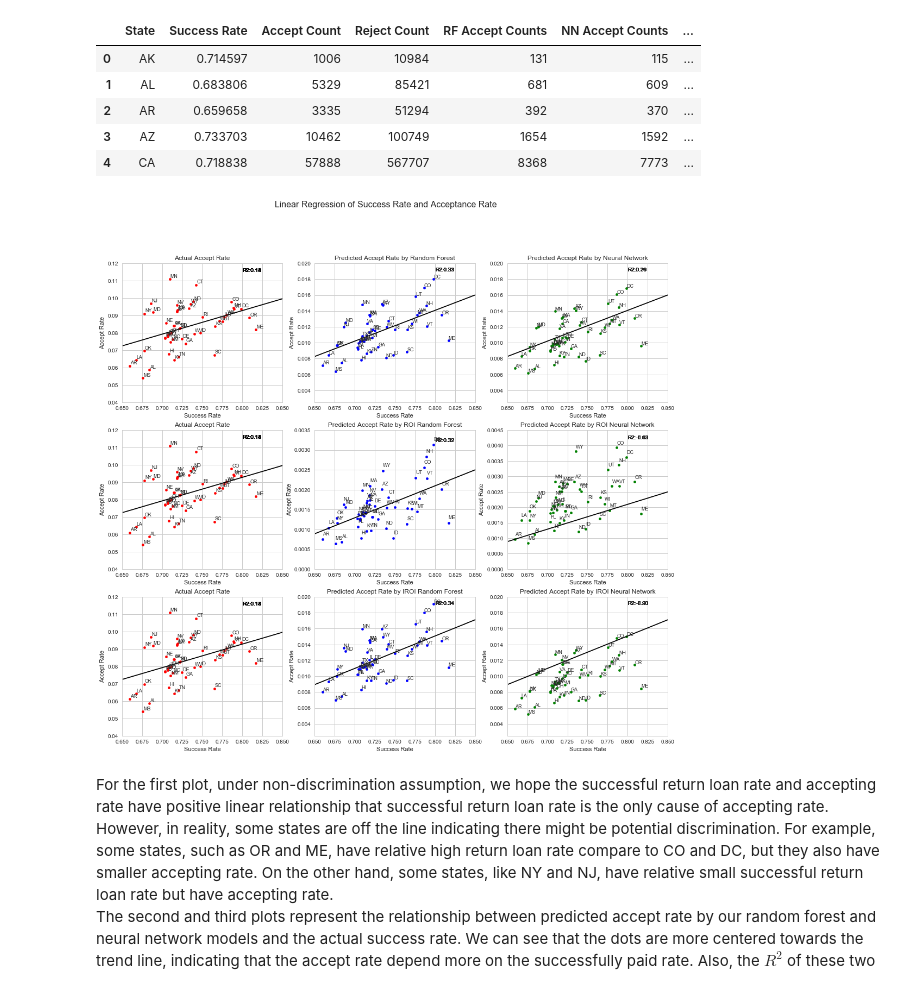
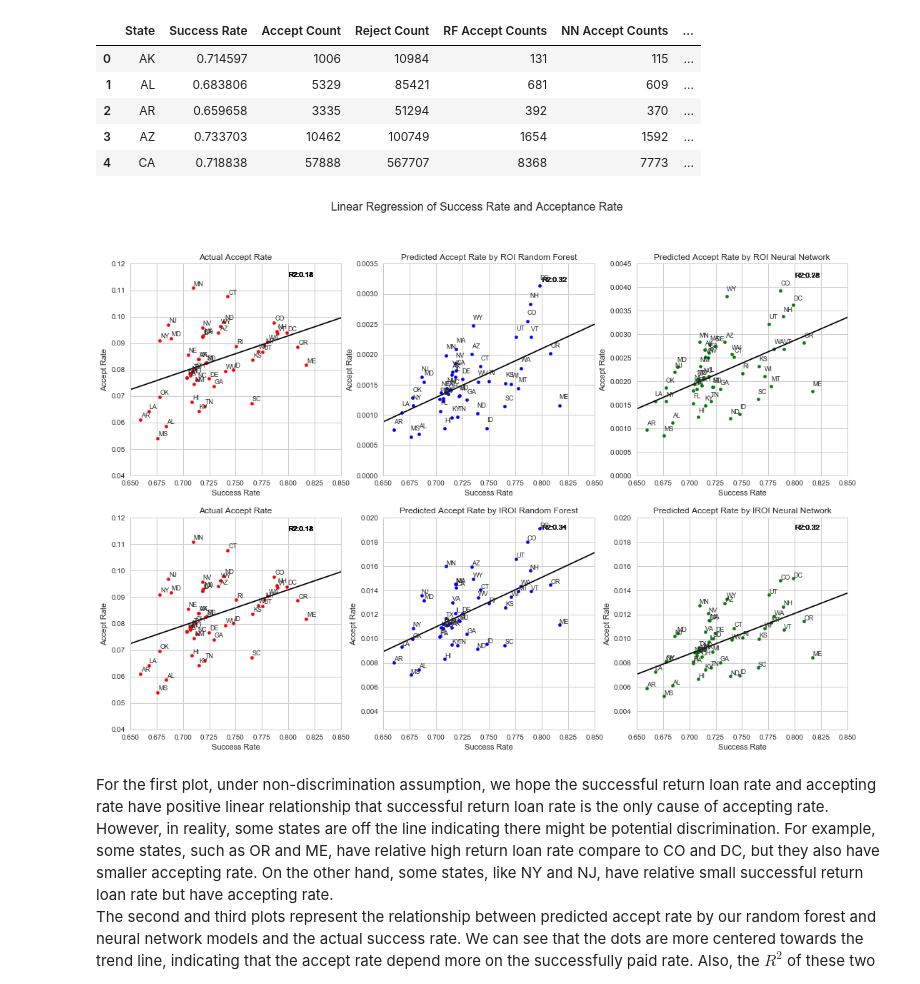
Before and after one commit to hurrialice/lendingClub, a Jupyter notebook: Discrimination/Discrimination_Analysis.ipynb, the cells around one changed output. Drawn from its saved outputs; the diff is of its cells as text; code cells hidden in the pictures.

```diff
--- a/Discrimination/Discrimination_Analysis.ipynb
+++ b/Discrimination/Discrimination_Analysis.ipynb
@@ -174,7 +174,7 @@ succ_to_accept_roi_rf = LinearRegression().fit(X_roi_rf.values, y_roi_rf.values)
 
 X_roi_nn = state_rate['Success Rate'].to_frame()
 y_roi_nn = state_rate['ROI NN Accept Rate']
-succ_to_accept_roi_nn = LinearRegression().fit(X_roi_rf.values, y_roi_rf.values)
+succ_to_accept_roi_nn = LinearRegression().fit(X_roi_nn.values, y_roi_nn.values)
 
 X_iroi_rf = state_rate['Success Rate'].to_frame()
 y_iroi_rf = state_rate['IROI RF Accept Rate']
@@ -182,7 +182,7 @@ succ_to_accept_iroi_rf = LinearRegression().fit(X_iroi_rf.values, y_iroi_rf.valu
 
 X_iroi_nn = state_rate['Success Rate'].to_frame()
 y_iroi_nn = state_rate['IROI NN Accept Rate']
-succ_to_accept_iroi_nn = LinearRegression().fit(X_iroi_rf.values, y_iroi_rf.values)
+succ_to_accept_iroi_nn = LinearRegression().fit(X_iroi_nn.values, y_iroi_nn.values)
 
 # r2 score
 r2 = r2_score(y, succ_to_accept.predict(X.values))
@@ -209,24 +209,20 @@ from scipy.stats import pearsonr
 values = pd.Series(np.arange(0, 8, 0.01)).to_frame()
 
 prediction = succ_to_accept.predict(values.values)
-prediction_rf = succ_to_accept_rf.predict(values.values)
-prediction_nn = succ_to_accept_nn.predict(values.values)
 prediction_roi_rf = succ_to_accept_roi_rf.predict(values.values)
 prediction_roi_nn = succ_to_accept_roi_nn.predict(values.values)
 prediction_iroi_rf = succ_to_accept_iroi_rf.predict(values.values)
 prediction_iroi_nn = succ_to_accept_iroi_nn.predict(values.values)
 trend_line = pd.DataFrame({'Success Rate': values[0], 'Accept Rate': prediction})
-trend_line_rf = pd.DataFrame({'Success Rate': values[0], 'RF Accept Rate': prediction_rf})
-trend_line_nn = pd.DataFrame({'Success Rate': values[0], 'NN Accept Rate': prediction_nn})
 trend_line_roi_rf = pd.DataFrame({'Success Rate': values[0], 'RF Accept Rate': prediction_roi_rf})
 trend_line_roi_nn = pd.DataFrame({'Success Rate': values[0], 'NN Accept Rate': prediction_roi_nn})
 trend_line_iroi_rf = pd.DataFrame({'Success Rate': values[0], 'RF Accept Rate': prediction_iroi_rf})
 trend_line_iroi_nn = pd.DataFrame({'Success Rate': values[0], 'NN Accept Rate': prediction_iroi_nn})
 
-fig, ax = plt.subplots(figsize=(18, 16))
+fig, ax = plt.subplots(figsize=(18, 12))
 fig.suptitle('Linear Regression of Success Rate and Acceptance Rate',fontsize=16)
 
-plt.subplot(331)
+plt.subplot(231)
 for i in range(len(state_rate)):
     x = state_rate['Success Rate'][i]
     y = state_rate['Accept Rate'][i]
@@ -240,35 +236,35 @@ plt.title('Actual Accept Rate')
 plt.xlabel('Success Rate')
 plt.ylabel('Accept Rate')
 
-plt.subplot(332)
+plt.subplot(232)
 for i in range(len(state_rate)):
     x = state_rate['Success Rate'][i]
-    y = state_rate['RF Accept Rate'][i]
+    y = state_rate['ROI RF Accept Rate'][i]
     plt.scatter(x, y, s=20, color='b')
     plt.text(x+0.0001, y+0.0001, state_rate['State'][i], fontsize=9)
-    plt.text(0.80,0.019,'R2:{0:.2f}'.format(rf_r2))
-plt.plot(trend_line['Success Rate'], trend_line_rf['RF Accept Rate'], color='k')
+    plt.text(0.80,0.0032,'R2:{0:.2f}'.format(roi_rf_r2))
+plt.plot(trend_line_roi_rf['Success Rate'], trend_line_roi_rf['RF Accept Rate'], color='k')
 plt.xlim([0.65, 0.85])
-plt.ylim([0.0025, 0.02])
-plt.title('Predicted Accept Rate by Random Forest')
+plt.ylim([0.0, 0.0035])
+plt.title('Predicted Accept Rate by ROI Random Forest')
 plt.xlabel('Success Rate')
 plt.ylabel('Accept Rate')
 
-plt.subplot(333)
+plt.subplot(233)
 for i in range(len(state_rate)):
     x = state_rate['Success Rate'][i]
-    y = state_rate['NN Accept Rate'][i]
+    y = state_rate['ROI NN Accept Rate'][i]
     plt.scatter(x, y, s=20, color='g')
     plt.text(x+0.0001, y+0.0001, state_rate['State'][i], fontsize=9)
-    plt.text(0.80,0.019,'R2:{0:.2f}'.format(nn_r2))
-plt.plot(trend_line['Success Rate'], trend_line_nn['NN Accept Rate'], color='k')
+    plt.text(0.80,0.0042,'R2:{0:.2f}'.format(roi_nn_r2))
+plt.plot(trend_line_roi_nn['Success Rate'], trend_line_roi_nn['NN Accept Rate'], color='k')
 plt.xlim([0.65, 0.85])
-plt.ylim([0.0025, 0.02])
-plt.title('Predicted Accept Rate by Neural Network')
+plt.ylim([0.0, 0.0045])
+plt.title('Predicted Accept Rate by ROI Neural Network')
 plt.xlabel('Success Rate')
 plt.ylabel('Accept Rate')
 
-plt.subplot(334)
+plt.subplot(234)
 for i in range(len(state_rate)):
     x = state_rate['Success Rate'][i]
     y = state_rate['Accept Rate'][i]
@@ -282,88 +278,46 @@ plt.title('Actual Accept Rate')
 plt.xlabel('Success Rate')
 plt.ylabel('Accept Rate')
 
-plt.subplot(335)
-for i in range(len(state_rate)):
-    x = state_rate['Success Rate'][i]
-    y = state_rate['ROI RF Accept Rate'][i]
-    plt.scatter(x, y, s=20, color='b')
-    plt.text(x+0.0001, y+0.0001, state_rate['State'][i], fontsize=9)
-    plt.text(0.80,0.0032,'R2:{0:.2f}'.format(roi_rf_r2))
-plt.plot(trend_line['Success Rate'], trend_line_roi_rf['RF Accept Rate'], color='k')
-plt.xlim([0.65, 0.85])
-plt.ylim([0.0, 0.0035])
-plt.title('Predicted Accept Rate by ROI Random Forest')
-plt.xlabel('Success Rate')
-plt.ylabel('Accept Rate')
-
-plt.subplot(336)
-for i in range(len(state_rate)):
-    x = state_rate['Success Rate'][i]
-    y = state_rate['ROI NN Accept Rate'][i]
-    plt.scatter(x, y, s=20, color='g')
-    plt.text(x+0.0001, y+0.0001, state_rate['State'][i], fontsize=9)
-    plt.text(0.80,0.0042,'R2:{0:.2f}'.format(roi_nn_r2))
-plt.plot(trend_line['Success Rate'], trend_line_roi_nn['NN Accept Rate'], color='k')
-plt.xlim([0.65, 0.85])
-plt.ylim([0.0, 0.0045])
-plt.title('Predicted Accept Rate by ROI Neural Network')
-plt.xlabel('Success Rate')
-plt.ylabel('Accept Rate')
-
-plt.subplot(337)
-for i in range(len(state_rate)):
-    x = state_rate['Success Rate'][i]
-    y = state_rate['Accept Rate'][i]
-    plt.scatter(x, y, s=20, color='r')
-    plt.text(x+0.0008, y+0.0008, state_rate['State'][i], fontsize=9)
-    plt.text(0.80,0.115,'R2:{0:.2f}'.format(r2),color='k')
-plt.plot(trend_line['Success Rate'], trend_line['Accept Rate'], color='k')
-plt.xlim([0.65, 0.85])
-plt.ylim([0.04, 0.12])
-plt.title('Actual Accept Rate')
-plt.xlabel('Success Rate')
-plt.ylabel('Accept Rate')
-
-plt.subplot(338)
+plt.subplot(235)
 for i in range(len(state_rate)):
     x = state_rate['Success Rate'][i]
     y = state_rate['IROI RF Accept Rate'][i]
     plt.scatter(x, y, s=20, color='b')
     plt.text(x+0.0001, y+0.0001, state_rate['State'][i], fontsize=9)
     plt.text(0.80,0.019,'R2:{0:.2f}'.format(iroi_rf_r2))
-plt.plot(trend_line['Success Rate'], trend_line_iroi_rf['RF Accept Rate'], color='k')
+plt.plot(trend_line_iroi_rf['Success Rate'], trend_line_iroi_rf['RF Accept Rate'], color='k')
 plt.xlim([0.65, 0.85])
 plt.ylim([0.0025, 0.02])
 plt.title('Predicted Accept Rate by IROI Random Forest')
 plt.xlabel('Success Rate')
 plt.ylabel('Accept Rate')
 
-plt.subplot(339)
+plt.subplot(236)
 for i in range(len(state_rate)):
     x = state_rate['Success Rate'][i]
     y = state_rate['IROI NN Accept Rate'][i]
     plt.scatter(x, y, s=20, color='g')
     plt.text(x+0.0001, y+0.0001, state_rate['State'][i], fontsize=9)
     plt.text(0.80,0.019,'R2:{0:.2f}'.format(iroi_nn_r2))
-plt.plot(trend_line['Success Rate'], trend_line_iroi_nn['NN Accept Rate'], color='k')
+plt.plot(trend_line_iroi_nn['Success Rate'], trend_line_iroi_nn['NN Accept Rate'], color='k')
 plt.xlim([0.65, 0.85])
 plt.ylim([0.0025, 0.02])
 plt.title('Predicted Accept Rate by IROI Neural Network')
 plt.xlabel('Success Rate')
 plt.ylabel('Accept Rate')
 
 x_ticks = ax.get_xticks()
 y_ticks = ax.get_yticks()
 ax.set_xticklabels(['{:3.2f}%'.format(k*100) for k in x_ticks])
 ax.set_yticklabels(['{:3.2f}%'.format(k*100) for k in y_ticks])
 ax.set_ylabel('Accept Rate (%)')
 ax.set_xlabel('Success Rate (%)')
 
 for item in ([ax.title, ax.xaxis.label, ax.yaxis.label] + ax.get_xticklabels() + ax.get_yticklabels()):
     item.set_fontsize(13)
 plt.show()
 # %% [output]
-[figure, old version]
+[figure, new version]
 # %% [markdown]
 For the first plot, under non-discrimination assumption, we hope the successful return loan rate and accepting rate have positive linear relationship that successful return loan rate is the only cause of accepting rate. However, in reality, some states are off the line indicating there might be potential discrimination. For example, some states, such as OR and ME, have relative high return loan rate compare to CO and DC, but they also have smaller accepting rate. On the other hand, some states, like NY and NJ, have relative small successful return loan rate but have accepting rate.
 The second and third plots represent the relationship between predicted accept rate by our random forest and neural network models and the actual success rate. We can see that the dots are more centered towards the trend line, indicating that the accept rate depend more on the successfully paid rate. Also, the $R^2$ of these two linear models are higher than the original model, which suggests that using the acceptance rate predicted by our models, the linear regression model can explain more variability of the response data. Therefore, we can conclude that if adopting the investment strategy based on our random forest or neural network models, there would be less potential demographical discrimination.
```
